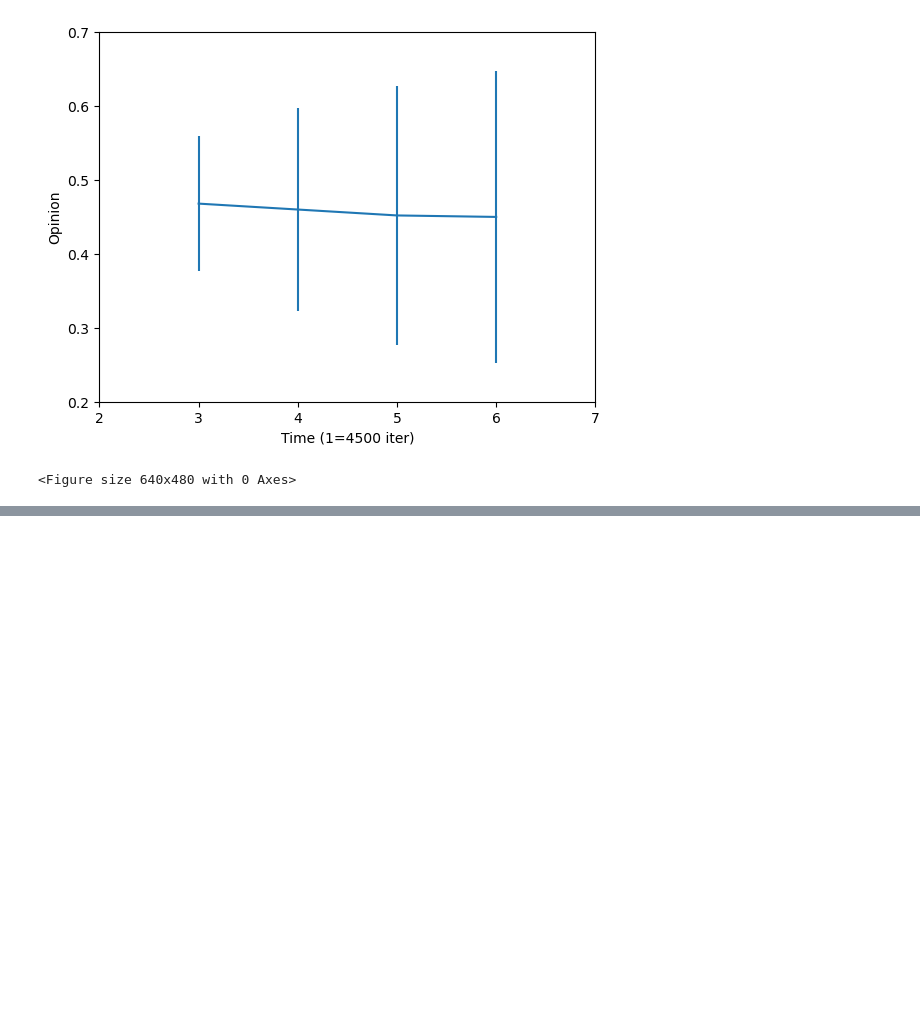
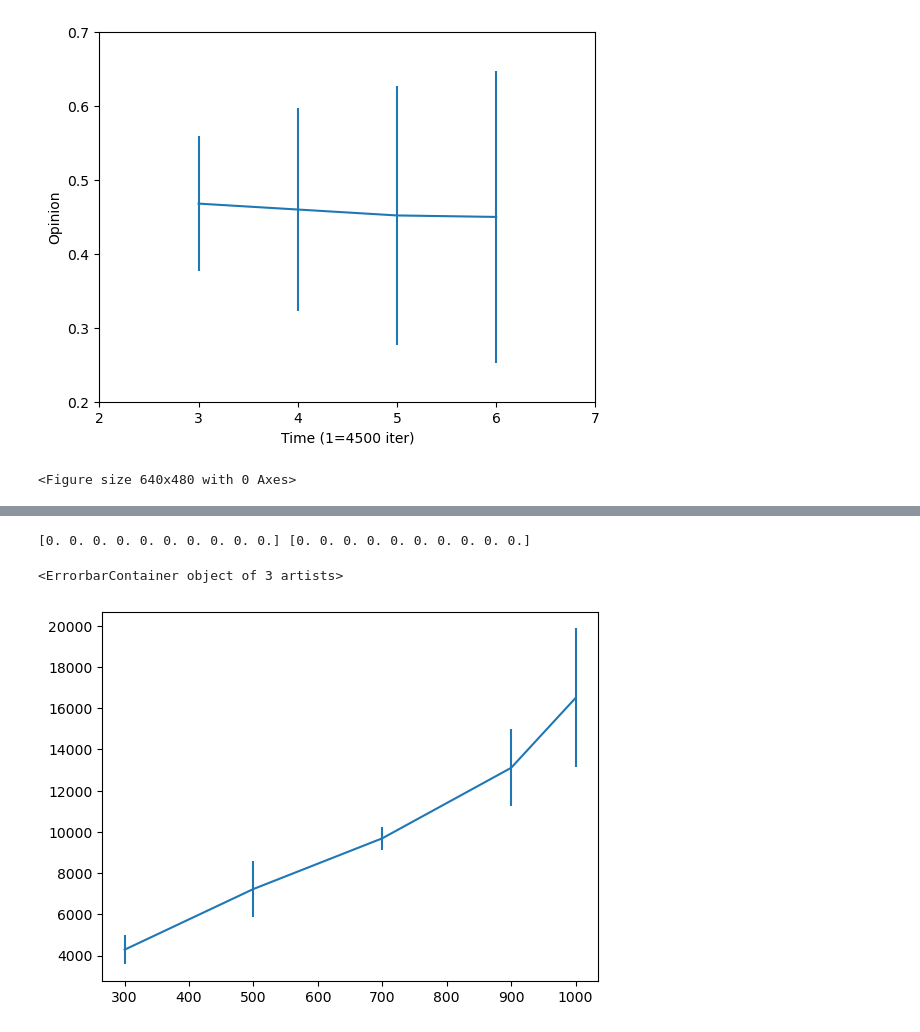
Before and after one commit to elenaoche/BoundedConfidenceTFM, a Jupyter notebook: Well-mixed study.ipynb, the cells around one changed output, grey strips where cells are left out. Cells and saved outputs as stored; diff of their text form; code cells hidden in the pictures; blank space fills up the shorter version.

```diff
--- a/Well-mixed study.ipynb
+++ b/Well-mixed study.ipynb
@@ -527,0 +791,3 @@ print(np.shape(opinionshist1),np.shape(opinionshist2))
+# %%
+l = np.array([6,4,6,4,8,4,5,4,1,5,4,5,7,8,1,2,1,8,7,9,2,1,2,3,6,4])
+print(int(np.where(l==9)[0]))
@@ -527,0 +866,9 @@ print(np.shape(opinionshist1),np.shape(opinionshist2))
+# %%
+meantimetrue = np.array([4285,7230,9690,13110,16500])
+stdtimetrue = np.array([718.523,1343.168,571.752,1862.76,3372.981])
+print(meantime,stdtime)
+plt.errorbar(net_order[:5],meantimetrue,yerr=stdtimetrue)
+# %% [output]
+[0. 0. 0. 0. 0. 0. 0. 0. 0. 0.] [0. 0. 0. 0. 0. 0. 0. 0. 0. 0.]
+<ErrorbarContainer object of 3 artists>
+[figure, added]
```
Also changed, not shown: parts of 23 cells of this notebook, 3 other files.
